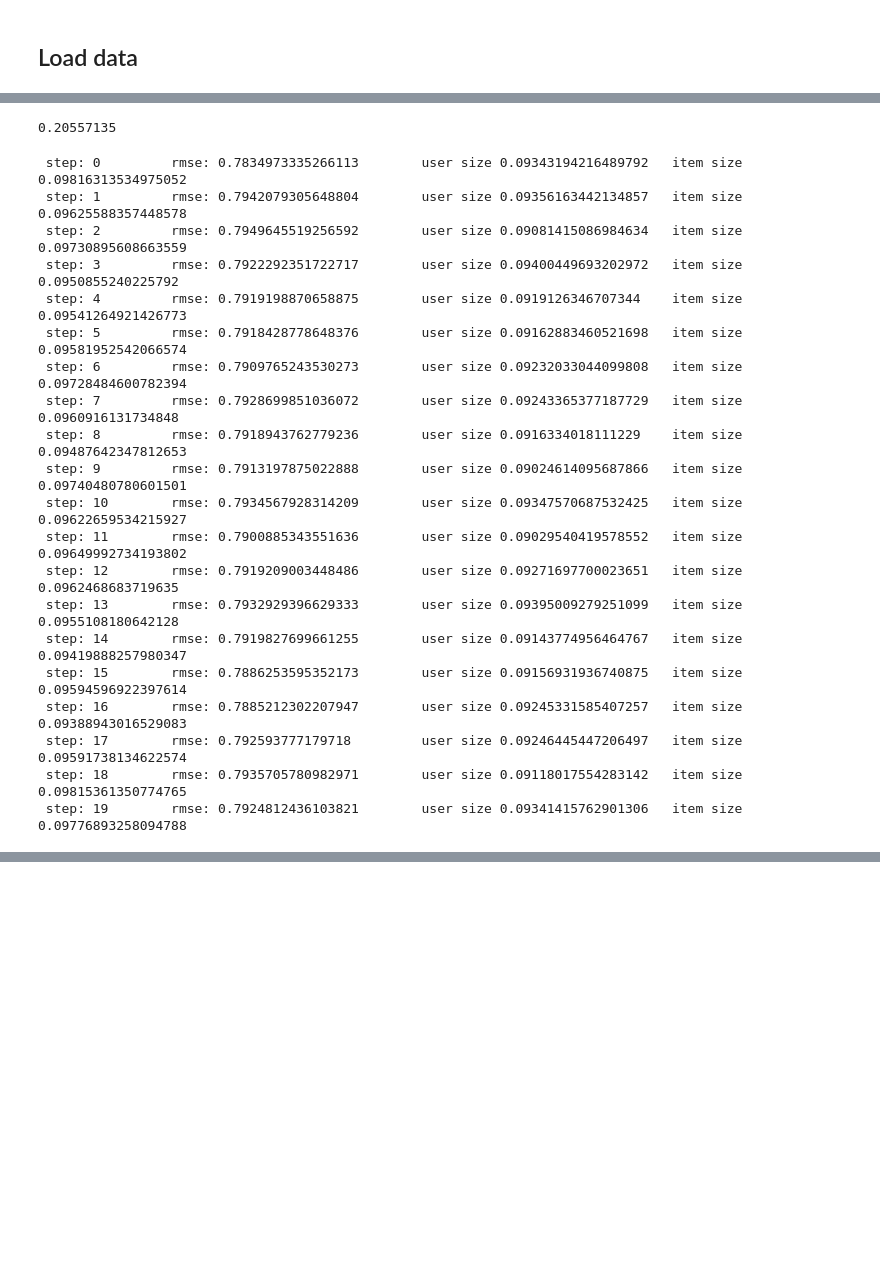
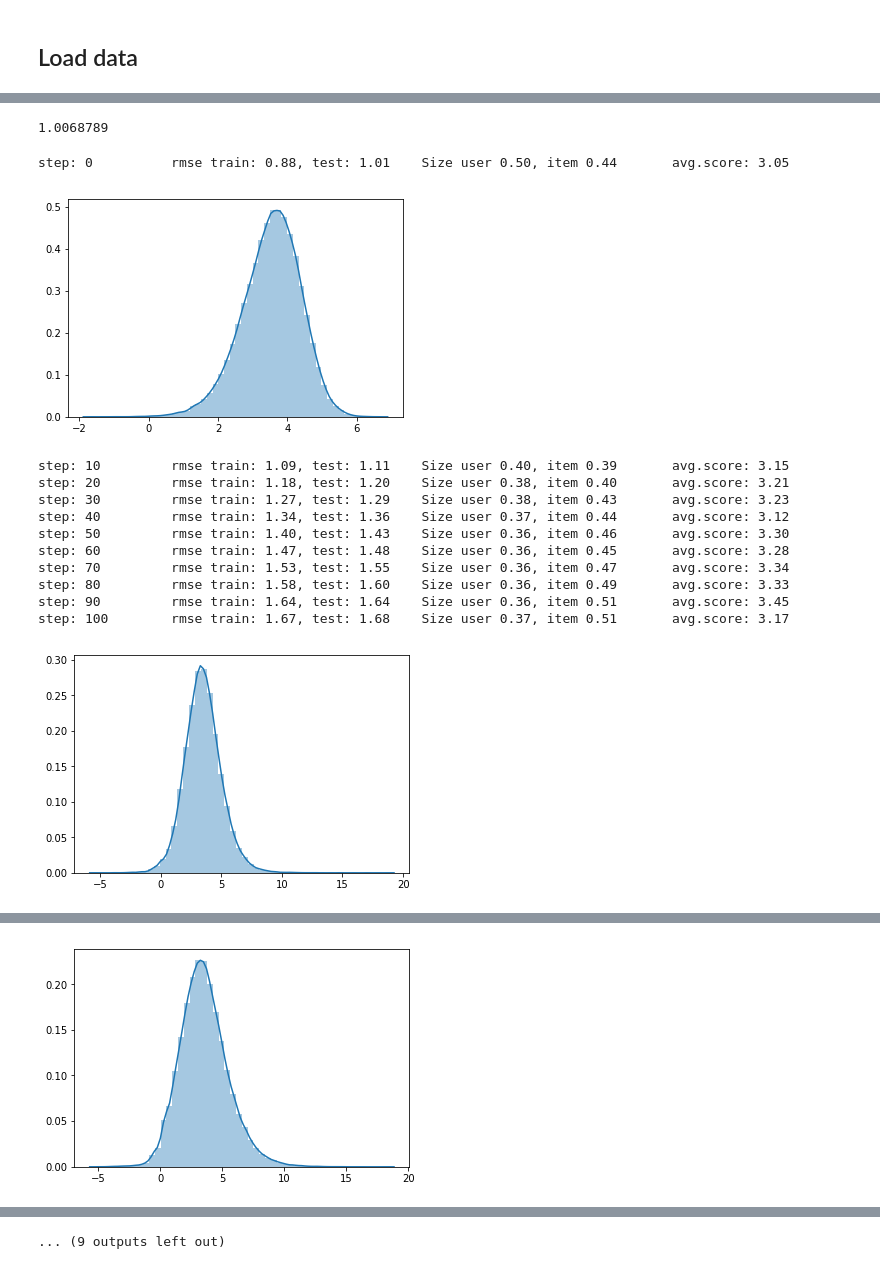
Before and after one commit to simeneide/phd-notes, a Jupyter notebook: general_notes/bayesian_MF.ipynb, the cells around one changed output, grey strips where cells are left out. Saved outputs shown, nothing was run; the diff lists cells and outputs as text; code cells hidden in the pictures; blank space fills up the shorter version.

```diff
--- a/general_notes/bayesian_MF.ipynb
+++ b/general_notes/bayesian_MF.ipynb
@@ -119,17 +123,10 @@ network = BilinearNet(num_users = ds.num_users,
            num_items = ds.num_items,
            embedding_dim = d)
 
-model = ExplicitFactorizationModel(n_iter=3, embedding_dim=d, representation=network)
+model = ExplicitFactorizationModel(n_iter=10, embedding_dim=d, representation=network)
 model.fit(train)
 
 rmse = rmse_score(model, test)
 print(rmse)
 # %% [output]
-0.20557135
+1.0068789
-# %%
-# set priors
-# Set hyperparameters as fixed:
-mu_U = mu_V = torch.zeros((d,1))
-lambda_U = lambda_V = torch.eye(d)*10
-invLambda_V = invLambda_U = lambda_U.inverse()
-alpha = 0.1
@@ -180,38 +195,42 @@ def get_item_moments(itemIdx, U, lambda_V, invLambda_U, alpha, ds):
 # %%
-for t in range(20):
-    # SAMPLE ITEMS
+for t in range(1000):
+    ### SAMPLE HYPERPARAMETERS ###
+    mu_V, lambda_V = sample_hyperparam(M = V,K = ds.num_items)
+    mu_U, lambda_U = sample_hyperparam(M = U,K = ds.num_users)
+
+    ### SAMPLE ITEMS ###
     for i in range(1, ds.num_items):
-        mu, covar = get_item_moments(i, U, lambda_V, invLambda_U, alpha, ds)
-        mulvarNormal = torch.distributions.MultivariateNormal(mu.view(-1), precision_matrix=covar)
+        mu, prec = get_vector_params(i, mode = "item", O=U, mu_K = mu_V, lambda_K=lambda_V)
+        mulvarNormal = torch.distributions.MultivariateNormal(mu.view(-1), precision_matrix=prec)
         V[i,] = mulvarNormal.sample()
 
-    # SAMPLE USERS
+    ### SAMPLE USERS ###
     for i in range(1, ds.num_users):
-        mu, covar = get_user_moments(i, V, lambda_U, invLambda_V, alpha, ds)
-        mulvarNormal = torch.distributions.MultivariateNormal(mu.view(-1), precision_matrix=covar)
+        mu, prec = get_vector_params(i, mode = "user", O=V, mu_K = mu_U, lambda_K=lambda_U)
+        mulvarNormal = torch.distributions.MultivariateNormal(mu.view(-1), precision_matrix=prec)
         U[i,] = mulvarNormal.sample()
 
-
-    rmse = rmse_score(model, test)
-    print(f" step: {t} \t rmse: {rmse} \t user size {torch.mean(U**2)} \t item size {torch.mean(V**2)}")
+    ### JUST LOGGING AFTER THIS: ###
+    if t%10 == 0:
+        rmse_train = rmse_score(model, train)
+        rmse_test = rmse_score(model, test)
+        print(f'step: {t} \t rmse train: {rmse_train:.2f}, test: {rmse_test:.2f} \t \
+Size user {torch.mean(U**2):.2f}, item {torch.mean(V**2):.2f} \t \
+avg.score: {(mu_U*mu_V).sum():.2f}')
+    if t%100 == 0:
+        seaborn.distplot((U[ds.user_ids,]*V[ds.item_ids,]).sum(1).numpy())
+        plt.show()
 # %% [output]
- step: 0         rmse: 0.7834973335266113        user size 0.09343194216489792   item size 0.09816313534975052
- step: 1         rmse: 0.7942079305648804        user size 0.09356163442134857   item size 0.09625588357448578
- step: 2         rmse: 0.7949645519256592        user size 0.09081415086984634   item size 0.09730895608663559
- step: 3         rmse: 0.7922292351722717        user size 0.09400449693202972   item size 0.0950855240225792
- step: 4         rmse: 0.7919198870658875        user size 0.0919126346707344    item size 0.09541264921426773
- step: 5         rmse: 0.7918428778648376        user size 0.09162883460521698   item size 0.09581952542066574
- step: 6         rmse: 0.7909765243530273        user size 0.09232033044099808   item size 0.09728484600782394
- step: 7         rmse: 0.7928699851036072        user size 0.09243365377187729   item size 0.0960916131734848
- step: 8         rmse: 0.7918943762779236        user size 0.0916334018111229    item size 0.09487642347812653
- step: 9         rmse: 0.7913197875022888        user size 0.09024614095687866   item size 0.09740480780601501
- step: 10        rmse: 0.7934567928314209        user size 0.09347570687532425   item size 0.09622659534215927
- step: 11        rmse: 0.7900885343551636        user size 0.09029540419578552   item size 0.09649992734193802
- step: 12        rmse: 0.7919209003448486        user size 0.09271697700023651   item size 0.0962468683719635
- step: 13        rmse: 0.7932929396629333        user size 0.09395009279251099   item size 0.0955108180642128
- step: 14        rmse: 0.7919827699661255        user size 0.09143774956464767   item size 0.09419888257980347
- step: 15        rmse: 0.7886253595352173        user size 0.09156931936740875   item size 0.09594596922397614
- step: 16        rmse: 0.7885212302207947        user size 0.09245331585407257   item size 0.09388943016529083
- step: 17        rmse: 0.792593777179718         user size 0.09246445447206497   item size 0.09591738134622574
- step: 18        rmse: 0.7935705780982971        user size 0.09118017554283142   item size 0.09815361350774765
- step: 19        rmse: 0.7924812436103821        user size 0.09341415762901306   item size 0.09776893258094788
+step: 0          rmse train: 0.88, test: 1.01    Size user 0.50, item 0.44       avg.score: 3.05
+[figure, added]
+step: 10         rmse train: 1.09, test: 1.11    Size user 0.40, item 0.39       avg.score: 3.15
+step: 20         rmse train: 1.18, test: 1.20    Size user 0.38, item 0.40       avg.score: 3.21
+step: 30         rmse train: 1.27, test: 1.29    Size user 0.38, item 0.43       avg.score: 3.23
+step: 40         rmse train: 1.34, test: 1.36    Size user 0.37, item 0.44       avg.score: 3.12
+step: 50         rmse train: 1.40, test: 1.43    Size user 0.36, item 0.46       avg.score: 3.30
+step: 60         rmse train: 1.47, test: 1.48    Size user 0.36, item 0.45       avg.score: 3.28
+step: 70         rmse train: 1.53, test: 1.55    Size user 0.36, item 0.47       avg.score: 3.34
+step: 80         rmse train: 1.58, test: 1.60    Size user 0.36, item 0.49       avg.score: 3.33
+step: 90         rmse train: 1.64, test: 1.64    Size user 0.36, item 0.51       avg.score: 3.45
+step: 100        rmse train: 1.67, test: 1.68    Size user 0.37, item 0.51       avg.score: 3.17
+[figure, added]
@@ -217,0 +247 @@ for t in range(20):
+[figure, added]
@@ -217,0 +281 @@ for t in range(20):
+... (9 outputs left out)
```
Also changed, not shown: parts of 15 cells of this notebook.
